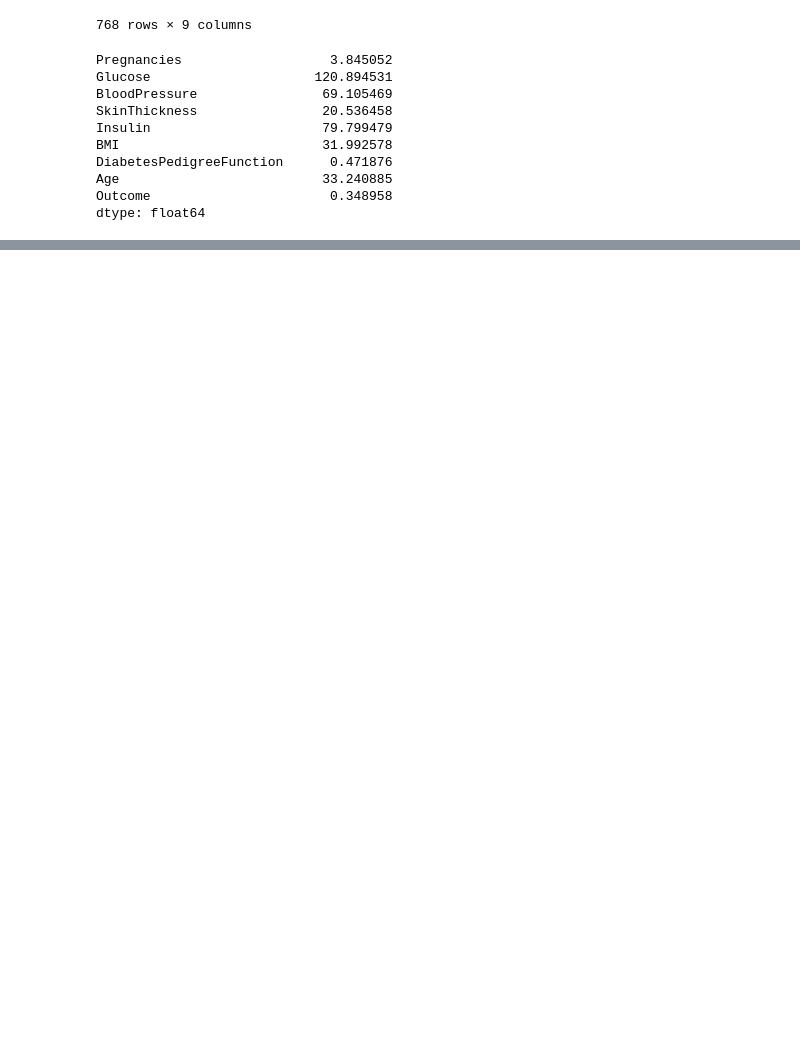
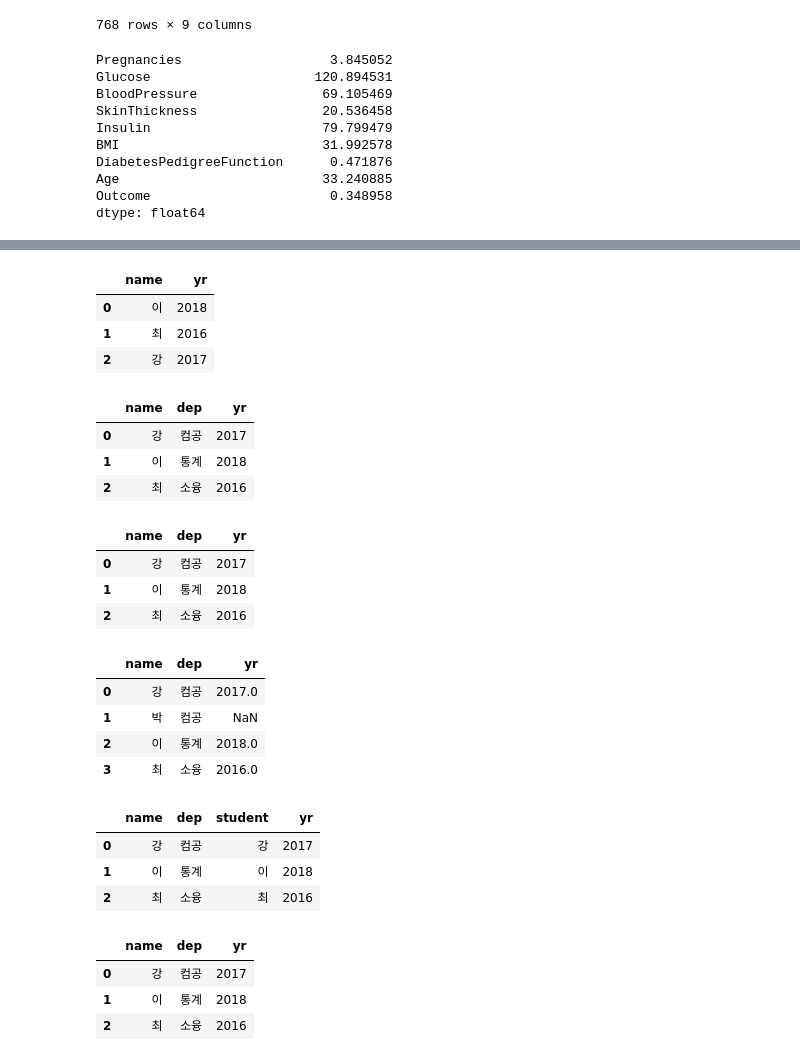
Before and after one commit to ParkHyunsu1110/BigData-Analysis, a Jupyter notebook: 2021-10-06 Pandas.ipynb, the cells around one changed output, grey strips where cells are left out. Saved outputs shown, nothing was run; the diff lists cells and outputs as text; code cells hidden in the pictures; blank space fills up the shorter version.

```diff
--- a/2021-10-06 Pandas.ipynb
+++ b/2021-10-06 Pandas.ipynb
@@ -368,0 +635,2 @@ df.groupby('Outcome').mean()
+# %%
+dept = pd.DataFrame({'name':['강', '박', '이', '최'], 'dep':['컴공', '컴공', '통계', '소융']})
@@ -368,0 +645,31 @@ df.groupby('Outcome').mean()
+# %%
+year = pd.DataFrame({'name':['이', '최', '강'], 'yr':[2018, 2016, 2017]})
+# %%
+year
+# %% [output]
+|  | name | yr |
+| 0 | 이 | 2018 |
+| 1 | 최 | 2016 |
+| 2 | 강 | 2017 |
+# %%
+pd.merge(dept, year) # dept에 있었던 '박'이 없어졌기 때문에 inner join인 것을 알 수 있음.
+# %% [output]
+|  | name | dep | yr |
+| 0 | 강 | 컴공 | 2017 |
+| 1 | 이 | 통계 | 2018 |
+| 2 | 최 | 소융 | 2016 |
+# %%
+pd.merge(dept, year, on='name')
+# %% [output]
+|  | name | dep | yr |
+| 0 | 강 | 컴공 | 2017 |
+| 1 | 이 | 통계 | 2018 |
+| 2 | 최 | 소융 | 2016 |
+# %%
+pd.merge(dept, year, how='outer')
+# %% [output]
+|  | name | dep | yr |
+| 0 | 강 | 컴공 | 2017.0 |
+| 1 | 박 | 컴공 | NaN |
+| 2 | 이 | 통계 | 2018.0 |
+| 3 | 최 | 소융 | 2016.0 |
@@ -368,0 +678,14 @@ df.groupby('Outcome').mean()
+# %%
+pd.merge(dept, year2, left_on='name', right_on='student')
+# %% [output]
+|  | name | dep | student | yr |
+| 0 | 강 | 컴공 | 강 | 2017 |
+| 1 | 이 | 통계 | 이 | 2018 |
+| 2 | 최 | 소융 | 최 | 2016 |
+# %%
+pd.merge(dept, year2, left_on='name', right_on='student').drop('student', axis=1)
+# %% [output]
+|  | name | dep | yr |
+| 0 | 강 | 컴공 | 2017 |
+| 1 | 이 | 통계 | 2018 |
+| 2 | 최 | 소융 | 2016 |
```
Also changed, not shown: parts of 46 cells of this notebook.
